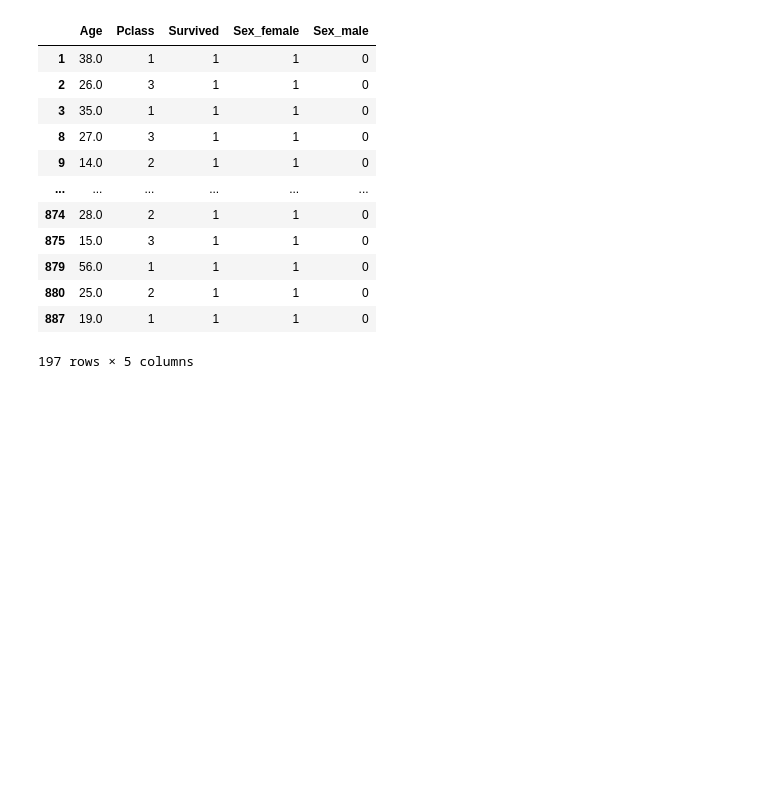
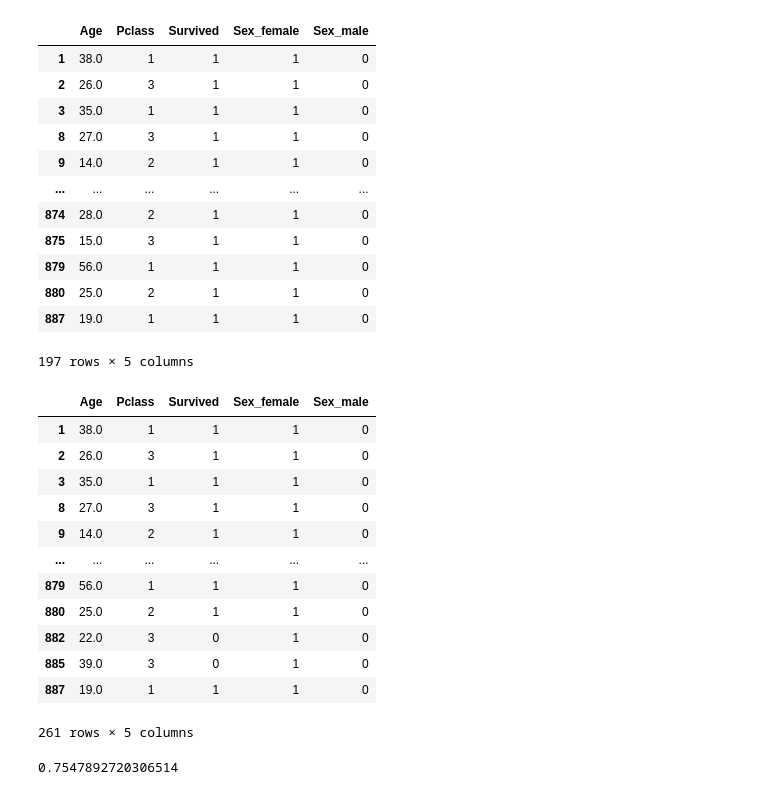
Before and after one commit to juebrauer/book_einstieg_in_ml_mit_scikit-learn, a Jupyter notebook: 02_naive_bayes.ipynb, the cells around one changed output. Drawn from its saved outputs; the diff is of its cells as text; code cells hidden in the pictures; blank space fills up the shorter version.

Commit message:
Added a section where I analyze how many men and how many women survived. The ratio of male and female survivors is also computed and shows: 75% of the women survived, but only 20% of the men.

```diff
--- a/02_naive_bayes.ipynb
+++ b/02_naive_bayes.ipynb
@@ -763,3 +763,25 @@ tabelle_frauen_die_ueberlebten
 | 880 | 25.0 | 2 | 1 | 1 | 0 |
 | 887 | 19.0 | 1 | 1 | 1 | 0 |
 197 rows × 5 columns
+# %%
+tabelle_frauen = d[ d["Sex_female"] == 1 ]
+# %%
+tabelle_frauen
+# %% [output]
+|  | Age | Pclass | Survived | Sex_female | Sex_male |
+| 1 | 38.0 | 1 | 1 | 1 | 0 |
+| 2 | 26.0 | 3 | 1 | 1 | 0 |
+| 3 | 35.0 | 1 | 1 | 1 | 0 |
+| 8 | 27.0 | 3 | 1 | 1 | 0 |
+| 9 | 14.0 | 2 | 1 | 1 | 0 |
+| ... | ... | ... | ... | ... | ... |
+| 879 | 56.0 | 1 | 1 | 1 | 0 |
+| 880 | 25.0 | 2 | 1 | 1 | 0 |
+| 882 | 22.0 | 3 | 0 | 1 | 0 |
+| 885 | 39.0 | 3 | 0 | 1 | 0 |
+| 887 | 19.0 | 1 | 1 | 1 | 0 |
+261 rows × 5 columns
+# %%
+len(tabelle_frauen_die_ueberlebten) / len(tabelle_frauen)
+# %% [output]
+0.7547892720306514
```
Also changed, not shown: parts of 9 cells of this notebook.
